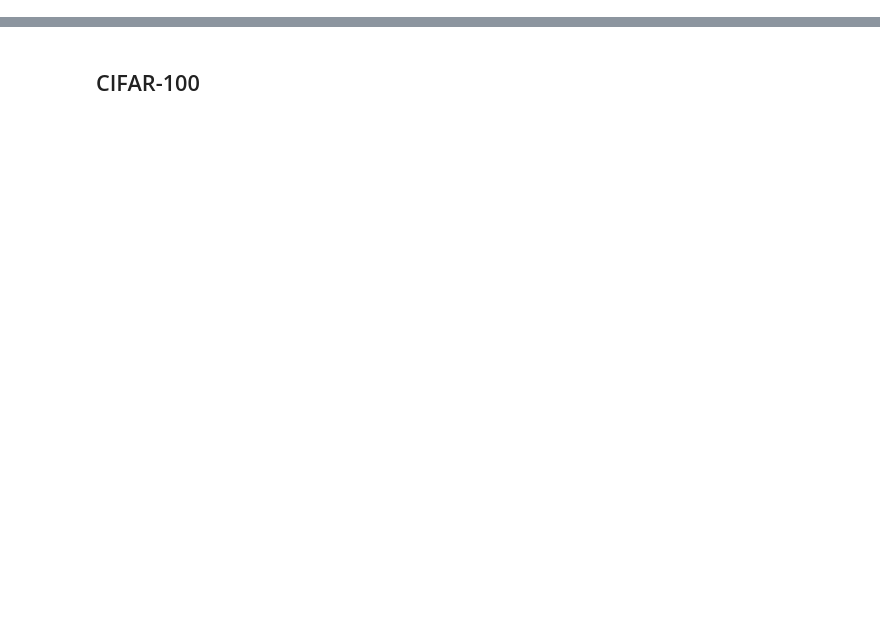
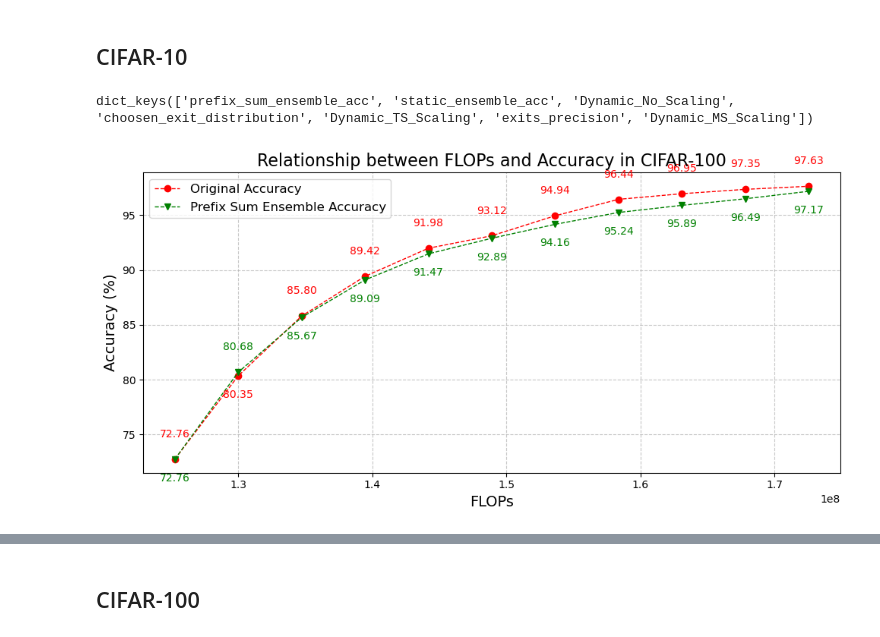
Before and after one commit to GooDongWoo/MEV, a Jupyter notebook: my_plot.ipynb, the cells around one changed output, grey strips where cells are left out. Cells and saved outputs as stored; diff of their text form; code cells hidden in the pictures; blank space fills up the shorter version.

```diff
--- a/my_plot.ipynb
+++ b/my_plot.ipynb
@@ -0,0 +1,51 @@
+# %% [markdown]
+## CIFAR-10
+# %%
+import matplotlib.pyplot as plt
+import seaborn as sns
+import numpy as np
+import torch
+dataset_outdim = {'cifar10':10, 'cifar100':100,'imagenet':1000}
+data_choice = 'cifar10'
+cache_exp = torch.load(f'cache_exp_{data_choice}.pt')
+cache_exp.keys()
+# %% [output]
+dict_keys(['prefix_sum_ensemble_acc', 'static_ensemble_acc', 'Dynamic_No_Scaling', 'choosen_exit_distribution', 'Dynamic_TS_Scaling', 'exits_precision', 'Dynamic_MS_Scaling'])
+# %%
+# Data: FLOPs and accuracy
+flops_actual = [125285476, 130010980, 134736484, 139461988, 144187492, 148912996,
+                153638500, 158364004, 163089508, 167815012, 172540516]
+origin_acc = [72.76, 80.35, 85.8, 89.42, 91.98, 93.12, 94.94, 96.44, 96.95, 97.35, 97.63]
+prefix_sum_ensemble_acc = cache_exp['prefix_sum_ensemble_acc']
+
+# Plot FLOPs vs Accuracy
+plt.figure(figsize=(10, 5))
+
+# Plot origin accuracy
+plt.plot(flops_actual, origin_acc, marker='o', markersize=6, linestyle='--', linewidth=1, color='red', label="Original Accuracy")
+# Add data labels for origin accuracy
+offset = 2  # Alternate label positions
+text_label_size = 10
+for i, (flop, acc) in enumerate(zip(flops_actual, origin_acc)):
+    tmp_offset = -1 if i == 1 else 1
+    plt.text(flop, acc + offset * tmp_offset, f"{acc:.2f}", fontsize=text_label_size, ha='center', color='red')
+
+# Plot prefix sum ensemble accuracy
+plt.plot(flops_actual, prefix_sum_ensemble_acc, marker='v', markersize=6, linestyle='--', linewidth=1, color='green', label="Prefix Sum Ensemble Accuracy")
+# Add data labels for prefix sum ensemble accuracy
+for i, (flop, acc) in enumerate(zip(flops_actual, prefix_sum_ensemble_acc)):
+    tmp_offset = -1 if i == 1 else 1
+    plt.text(flop, acc - offset * tmp_offset, f"{acc:.2f}", fontsize=text_label_size, ha='center', color='green')
+
+# Titles and labels
+plt.title("Relationship between FLOPs and Accuracy in CIFAR-100", fontsize=16)
+plt.xlabel("FLOPs", fontsize=14)
+plt.ylabel("Accuracy (%)", fontsize=14)
+plt.legend(fontsize=12)
+plt.grid(True, linestyle='--', alpha=0.7)
+plt.tight_layout()
+
+# Show the plot
+plt.show()
+# %% [output]
+[figure, added]
```
Also changed, not shown: parts of 10 cells of this notebook, 9 other files.
